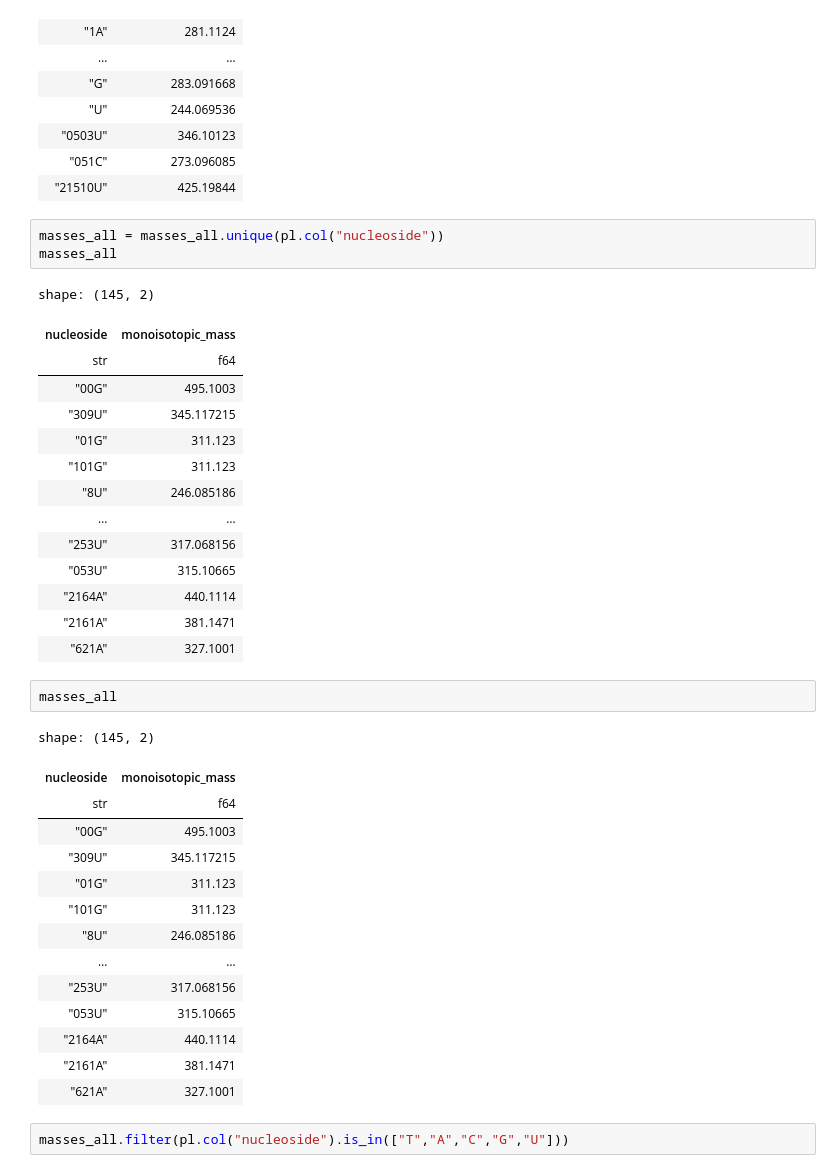
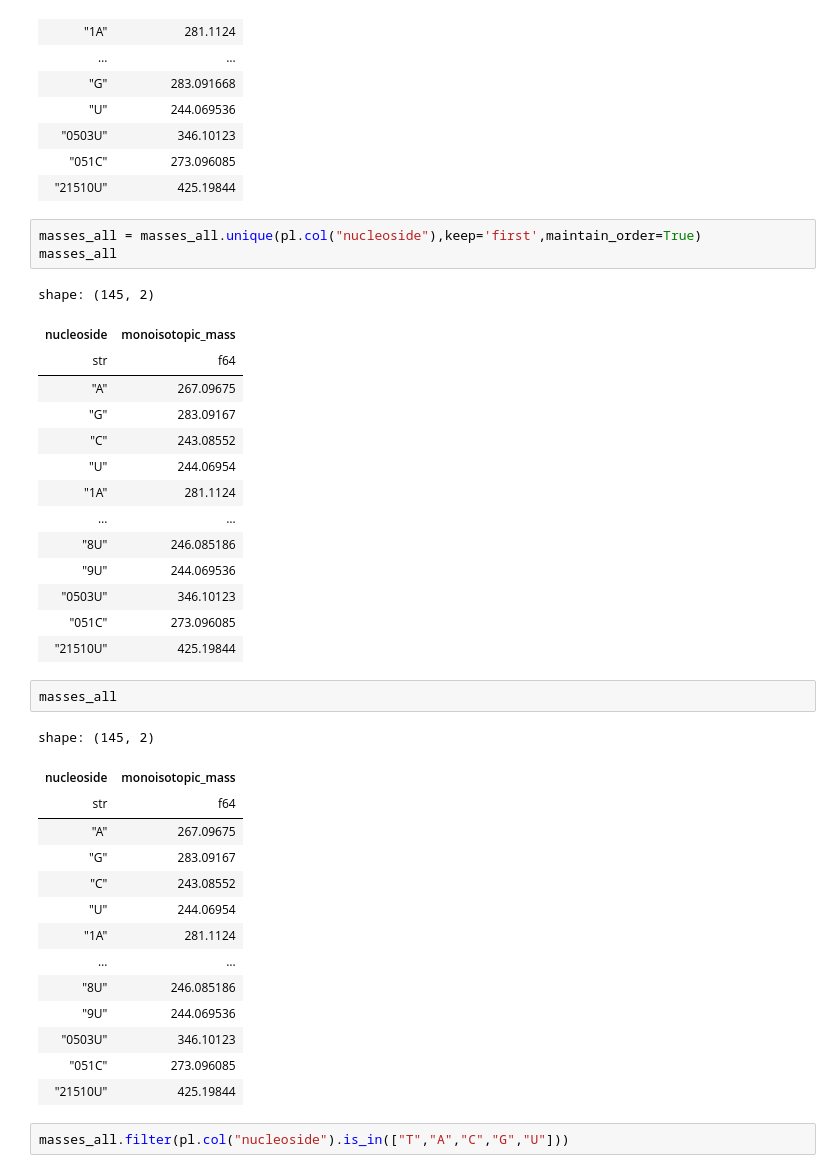
Before and after one commit to spectrseq/spectrseqtools-evaluation, a Jupyter notebook: playground/learn.ipynb, the cells around one changed output. Cells and saved outputs as stored; diff of their text form.

Commit message:
Updated simulated RNA measurement file, gitignore, masses_all

```diff
--- a/playground/learn.ipynb
+++ b/playground/learn.ipynb
@@ -117,40 +117,40 @@ shape: (150, 2)
 | "051C" | 273.096085 |
 | "21510U" | 425.19844 |
 # %%
-masses_all = masses_all.unique(pl.col("nucleoside"))
+masses_all = masses_all.unique(pl.col("nucleoside"),keep='first',maintain_order=True)
 masses_all
 # %% [output]
 shape: (145, 2)
 | nucleoside | monoisotopic_mass |
 | str | f64 |
-| "00G" | 495.1003 |
-| "309U" | 345.117215 |
-| "01G" | 311.123 |
-| "101G" | 311.123 |
+| "A" | 267.09675 |
+| "G" | 283.09167 |
+| "C" | 243.08552 |
+| "U" | 244.06954 |
+| "1A" | 281.1124 |
+| … | … |
 | "8U" | 246.085186 |
-| … | … |
-| "253U" | 317.068156 |
-| "053U" | 315.10665 |
-| "2164A" | 440.1114 |
-| "2161A" | 381.1471 |
-| "621A" | 327.1001 |
+| "9U" | 244.069536 |
+| "0503U" | 346.10123 |
+| "051C" | 273.096085 |
+| "21510U" | 425.19844 |
 # %%
 masses_all
 # %% [output]
 shape: (145, 2)
 | nucleoside | monoisotopic_mass |
 | str | f64 |
-| "00G" | 495.1003 |
-| "309U" | 345.117215 |
-| "01G" | 311.123 |
-| "101G" | 311.123 |
+| "A" | 267.09675 |
+| "G" | 283.09167 |
+| "C" | 243.08552 |
+| "U" | 244.06954 |
+| "1A" | 281.1124 |
+| … | … |
 | "8U" | 246.085186 |
-| … | … |
-| "253U" | 317.068156 |
-| "053U" | 315.10665 |
-| "2164A" | 440.1114 |
-| "2161A" | 381.1471 |
-| "621A" | 327.1001 |
+| "9U" | 244.069536 |
+| "0503U" | 346.10123 |
+| "051C" | 273.096085 |
+| "21510U" | 425.19844 |
 # %%
 masses_all.filter(pl.col("nucleoside").is_in(["T","A","C","G","U"]))
 # %% [output]
```
Also changed, not shown: 4 other files.
